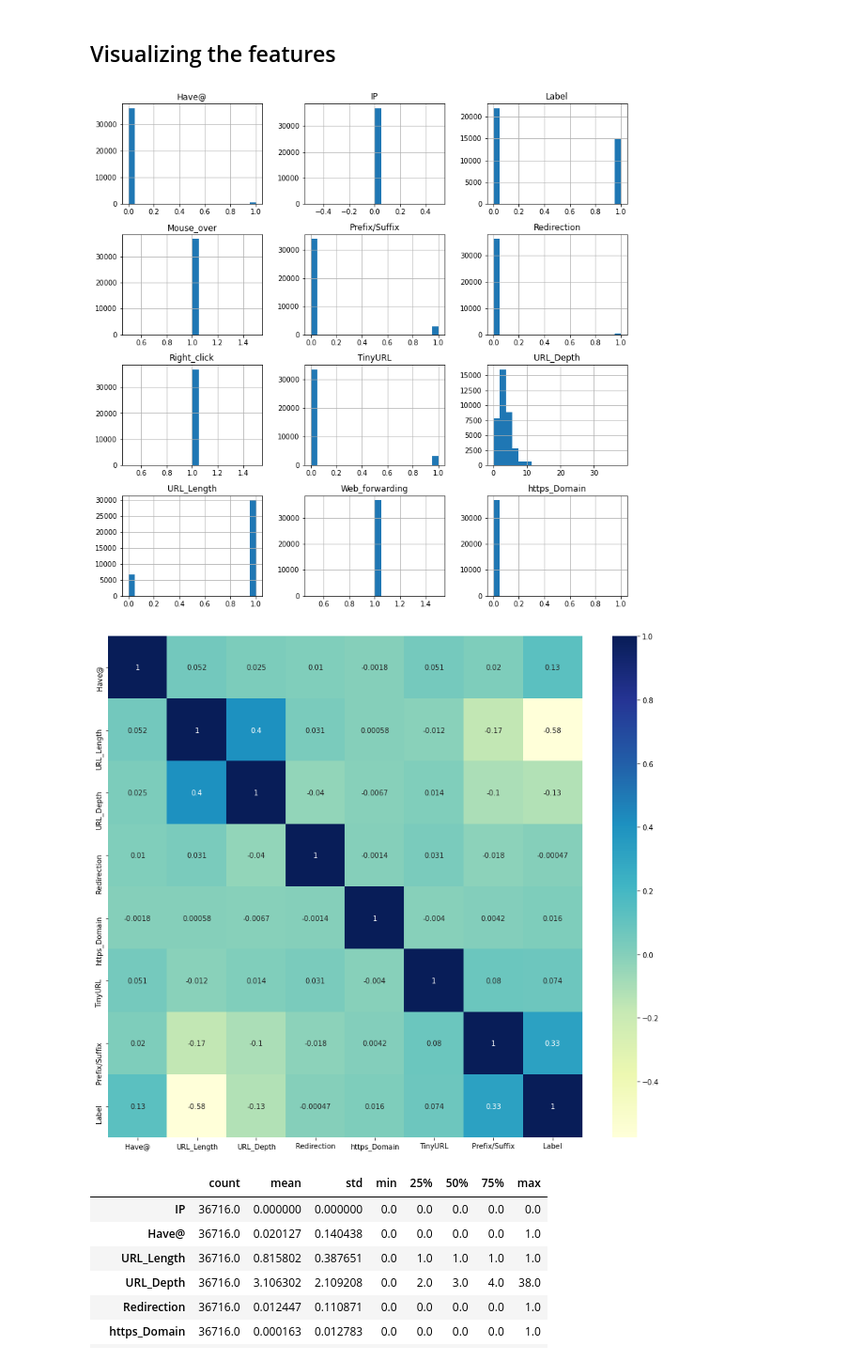
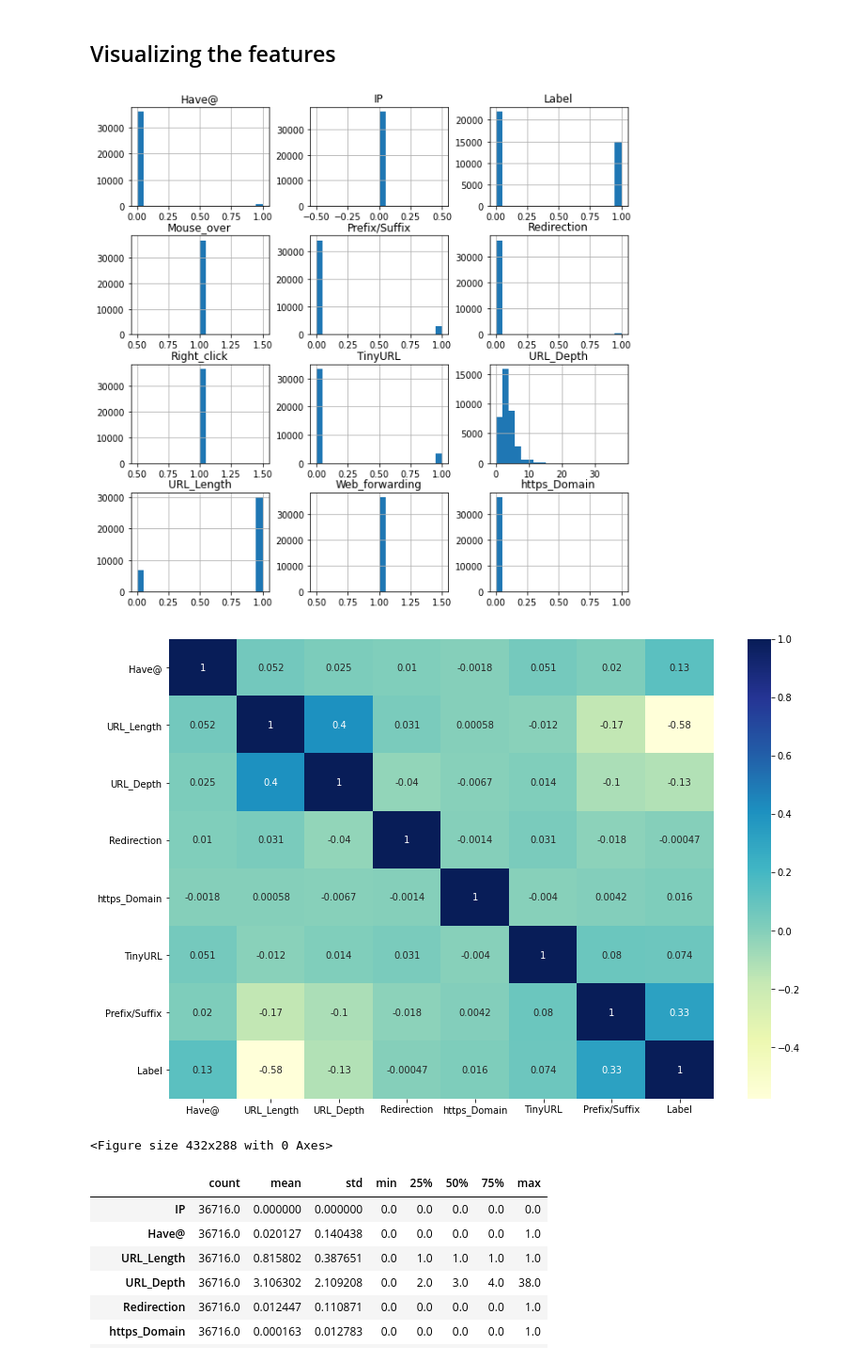
Before and after one commit to visheshkishore/phishing-website-detection, a Jupyter notebook: Phishing Url Model Training.ipynb, the cells around one changed output. Shown at 94% size. Drawn from its saved outputs; the diff is of its cells as text; code cells hidden in the pictures.

```diff
--- a/Phishing Url Model Training.ipynb
+++ b/Phishing Url Model Training.ipynb
@@ -64,21 +65,23 @@ memory usage: 3.6+ MB
 ## Visualizing the features
 # %%
 #Plotting the data distribution
-urldata.hist(bins = 20,figsize = (13,13))
+urldata.hist(bins = 20,figsize = (10,10))
 plt.show()
 # %% [output]
-[figure, old version]
+[figure, new version]
 # %%
 # correlation matrix
 # matrix = np.triu(urldata.corr())
 
 temp_df = urldata.drop(['IP','Mouse_over','Web_forwarding', 'Right_click'], axis=1)
 
-plt.figure(figsize=(15,13))
+plt.figure(figsize=(13,9))
 sns.heatmap(temp_df.corr(), cmap="YlGnBu", annot=True)
 plt.show()
+plt.savefig("corr matrix.jpg")
 # %% [output]
-[figure, old version]
+[figure, new version]
+<Figure size 432x288 with 0 Axes>
 # %%
 urldata.describe().T
 # %% [output]
```
Also changed, not shown: parts of 28 cells of this notebook.
